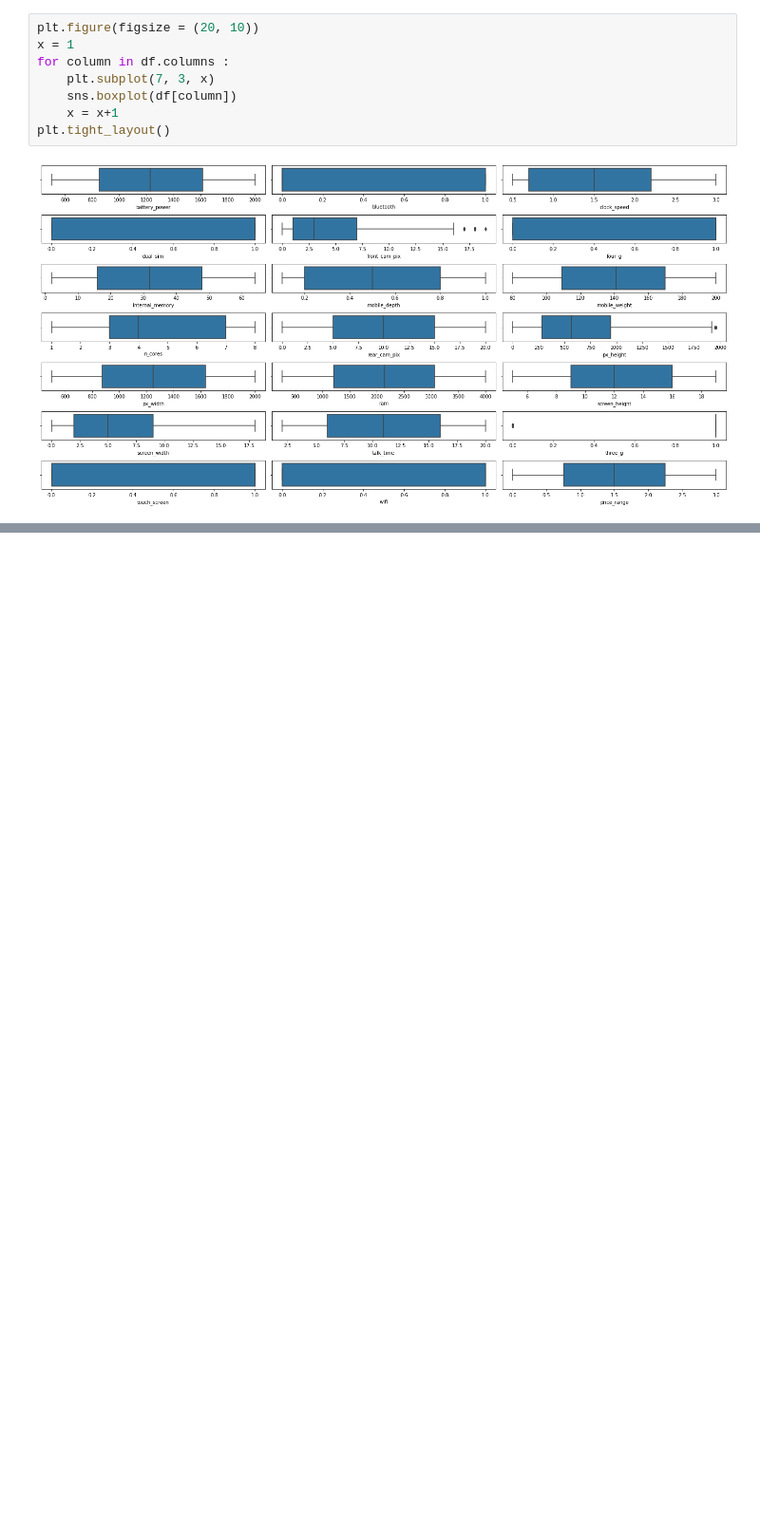
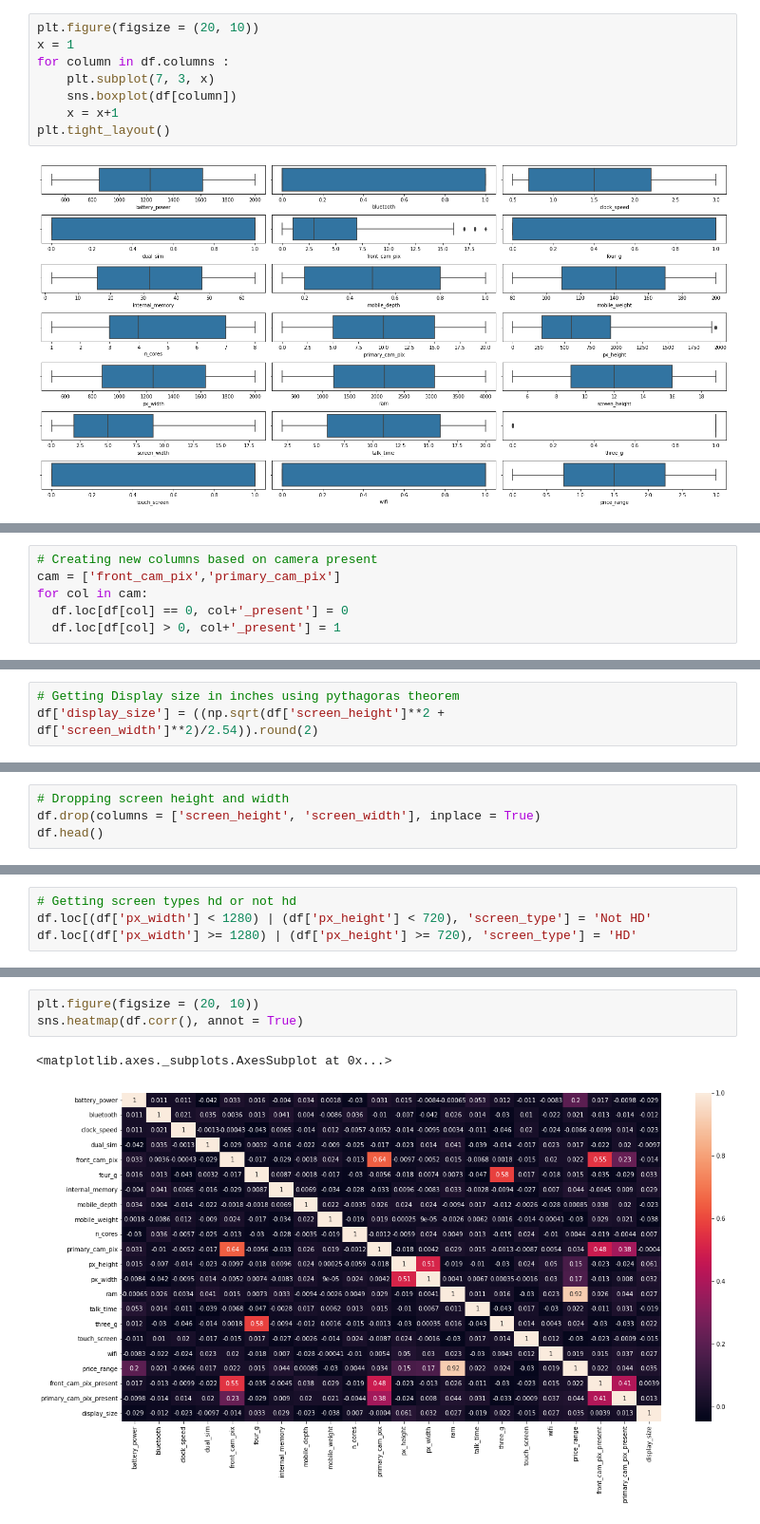
Before and after one commit to Ajay0110/Mobile-Price-Range-Prediction, a Jupyter notebook: Mobile_Price_Range_Prediction.ipynb, the cells around one changed output, grey strips where cells are left out. Shown at 95% size. Drawn from its saved outputs; the diff is of its cells as text; blank space fills up the shorter version.

```diff
--- a/Mobile_Price_Range_Prediction.ipynb
+++ b/Mobile_Price_Range_Prediction.ipynb
@@ -159,0 +256,6 @@ plt.tight_layout()
+# %%
+# Creating new columns based on camera present
+cam = ['front_cam_pix','primary_cam_pix']
+for col in cam:
+  df.loc[df[col] == 0, col+'_present'] = 0
+  df.loc[df[col] > 0, col+'_present'] = 1
@@ -159,0 +271,3 @@ plt.tight_layout()
+# %%
+# Getting Display size in inches using pythagoras theorem
+df['display_size'] = ((np.sqrt(df['screen_height']**2 + df['screen_width']**2)/2.54)).round(2)
@@ -159,0 +283,4 @@ plt.tight_layout()
+# %%
+# Dropping screen height and width
+df.drop(columns = ['screen_height', 'screen_width'], inplace = True)
+df.head()
@@ -159,0 +294,4 @@ plt.tight_layout()
+# %%
+# Getting screen types hd or not hd
+df.loc[(df['px_width'] < 1280) | (df['px_height'] < 720), 'screen_type'] = 'Not HD'
+df.loc[(df['px_width'] >= 1280) | (df['px_height'] >= 720), 'screen_type'] = 'HD'
@@ -159,0 +307,6 @@ plt.tight_layout()
+# %%
+plt.figure(figsize = (20, 10))
+sns.heatmap(df.corr(), annot = True)
+# %% [output]
+<matplotlib.axes._subplots.AxesSubplot at 0x...>
+[figure, added]
```
Also changed, not shown: parts of 15 cells of this notebook.
